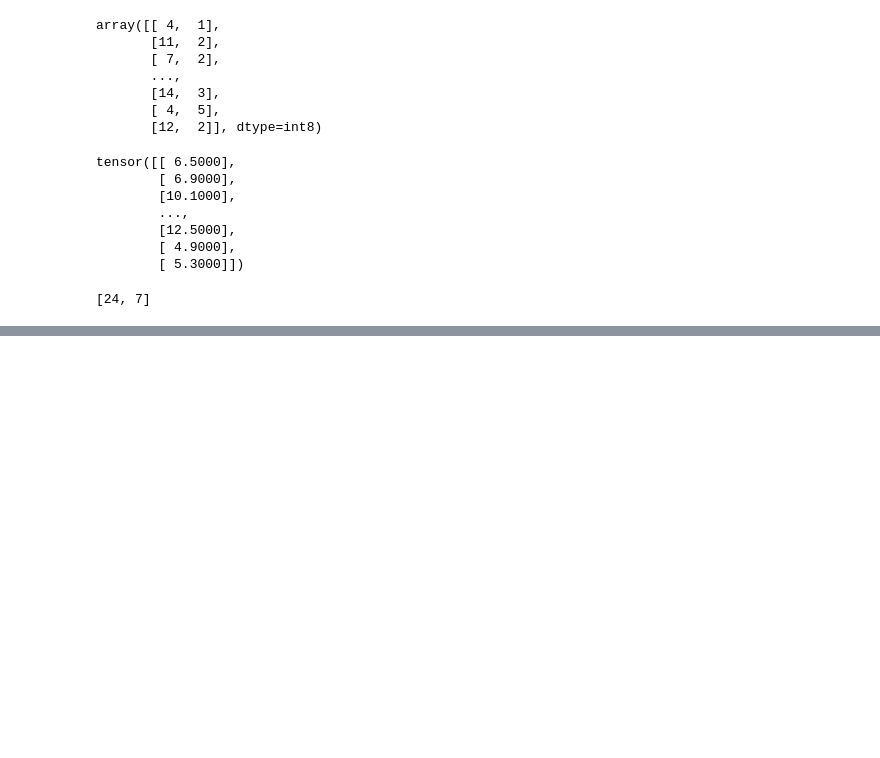
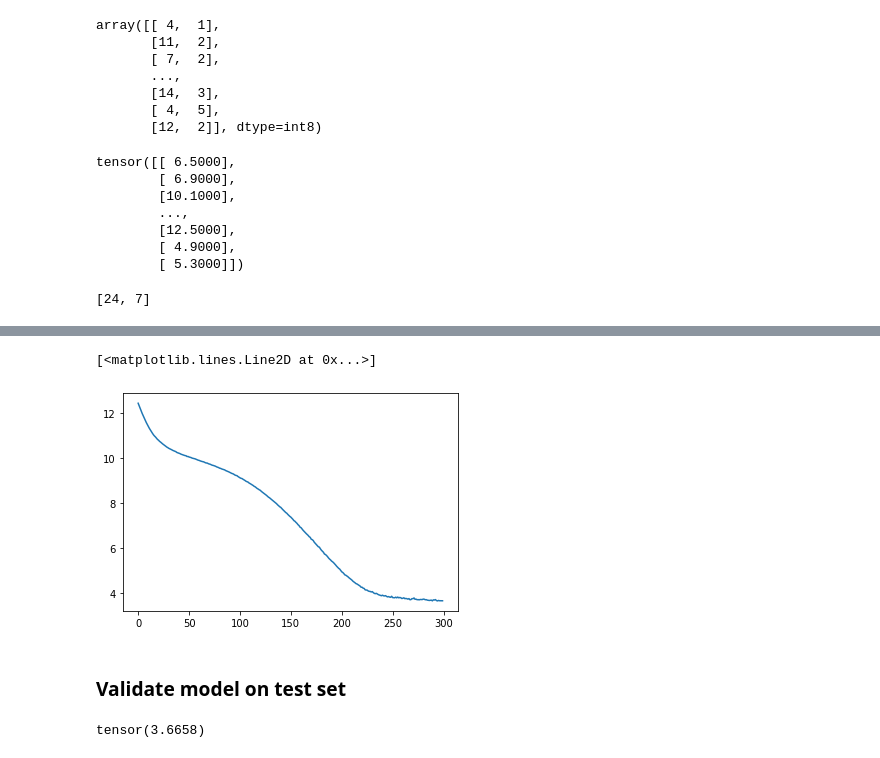
Before and after one commit to mr-rhombus/ML-Bootcamp, a Jupyter notebook: PyTorch/ANNs/ny_taxis.ipynb, the cells around one changed output, grey strips where cells are left out. Cells and saved outputs as stored; diff of their text form; code cells hidden in the pictures; blank space fills up the shorter version.

Commit message:
Trained, validated and saved TabularModel ANN

```diff
--- a/PyTorch/ANNs/ny_taxis.ipynb
+++ b/PyTorch/ANNs/ny_taxis.ipynb
@@ -208,0 +381,41 @@ emb_szs = [(size,min(50, (size+1)//2)) for size in cat_szs]
+# %%
+# Classify loss and optimizer
+criterion = nn.MSELoss()
+optimizer = torch.optim.Adam(model.parameters(), lr=0.001)
+# %%
+# Train/test splits
+from cgi import test
+
+
+batch_size = 60000
+test_size = int(0.2*batch_size)
+
+# Data is already shuffled!
+cat_train = cats[:batch_size-test_size]
+cat_test = cats[batch_size-test_size:]
+con_train = conts[:batch_size-test_size]
+con_test = conts[batch_size-test_size:]
+
+y_train = y[:batch_size-test_size]
+y_test = y[batch_size-test_size:]
+# %%
+import time
+start = time.time()
+
+epochs = 300
+losses = []
+
+for i in range(epochs):
+    i+=1
+    y_pred = model(cat_train, con_train)
+    loss = torch.sqrt(criterion(y_pred, y_train))  # RMSE
+    losses.append(loss)
+    if i%25 == 1:
+        print(f'Epoch: {i} \t Loss: {loss}')
+
+    optimizer.zero_grad()  # Look for where gradient is zero
+    loss.backward()  # Step backward through network
+    optimizer.step()  # Update hyperparams
+
+elapsed = time.time() - start
+print(f'All done! Training took {round(elapsed/60, 2)} minutes.')
@@ -208,0 +436,16 @@ emb_szs = [(size,min(50, (size+1)//2)) for size in cat_szs]
+# %%
+# Plot loss function
+plt.plot(range(epochs), [el.item() for el in losses])
+# %% [output]
+[<matplotlib.lines.Line2D at 0x...>]
+[figure, added]
+# %% [markdown]
+### Validate model on test set
+# %%
+with torch.no_grad():
+    y_val = model(cat_test, con_test)
+    loss = torch.sqrt(criterion(y_val, y_test))
+loss
+# Loss matches what we see towards the end of the model training, indicating we are likely not overfitting
+# %% [output]
+tensor(3.6658)
```
Also changed, not shown: parts of 17 cells of this notebook.
